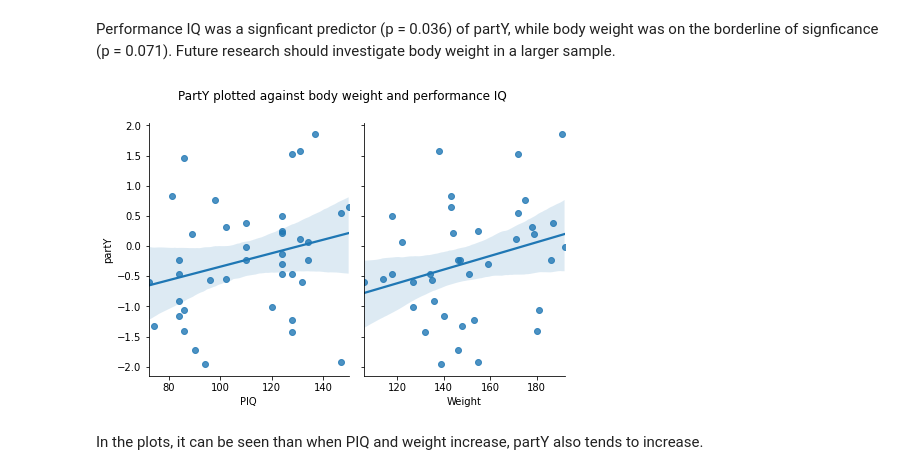
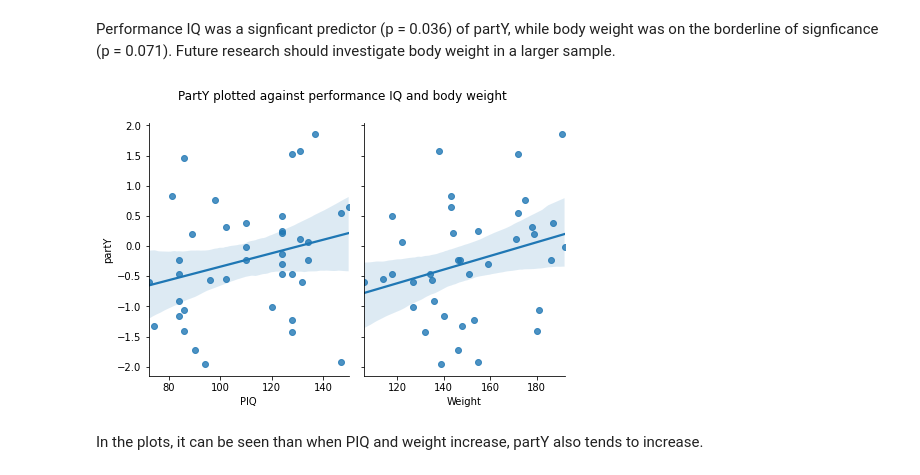
Before and after one commit to danibene/Benesch-D-QLSC612, a Jupyter notebook: analysis/my_analysis.ipynb, the cells around one changed output. Cells and saved outputs as stored; diff of their text form; code cells hidden in the pictures.

Commit message:
Change order of variables in plot title

```diff
--- a/analysis/my_analysis.ipynb
+++ b/analysis/my_analysis.ipynb
@@ -76,10 +76,10 @@ Performance IQ was a signficant predictor (p = 0.036) of partY, while body weigh
 # %%
 fig = sns.pairplot(df, x_vars=["PIQ", "Weight"], y_vars=["partY"],
              height=4, aspect=.8, kind="reg");
-fig.fig.suptitle('PartY plotted against body weight and performance IQ', y=1.1)
+fig.fig.suptitle('PartY plotted against performance IQ and body weight', y=1.1)
 fig.savefig('pairplot_partY.png')
 # %% [output]
-[figure, old version]
+[figure, new version]
 # %% [markdown]
 In the plots, it can be seen than when PIQ and weight increase, partY also tends to increase.
 # %% [markdown]
```
